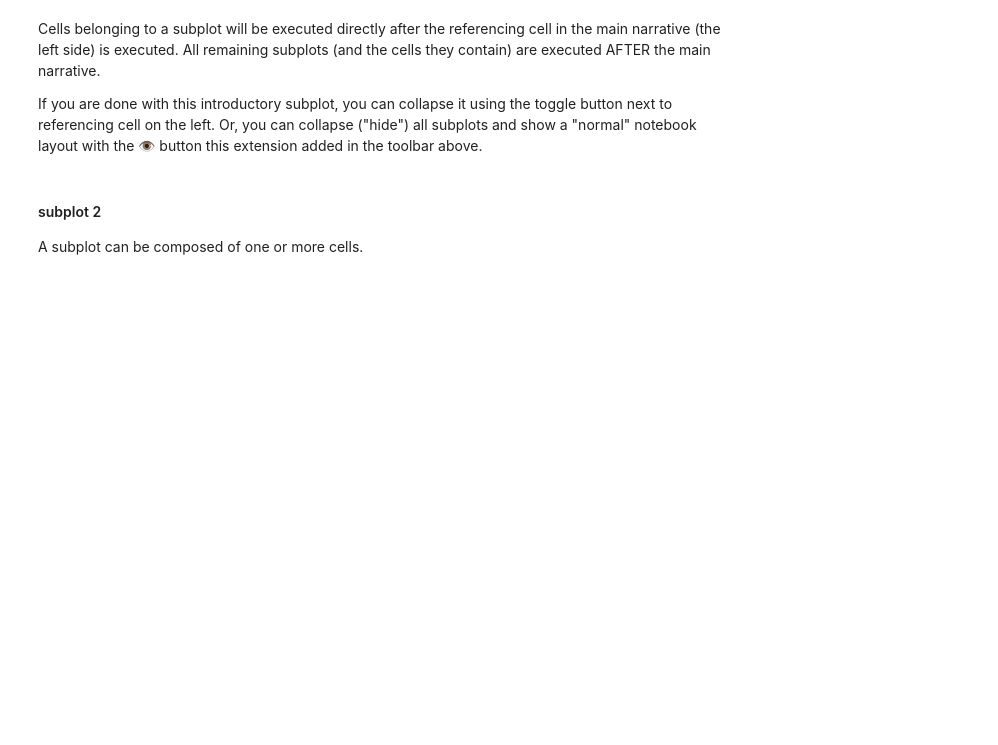
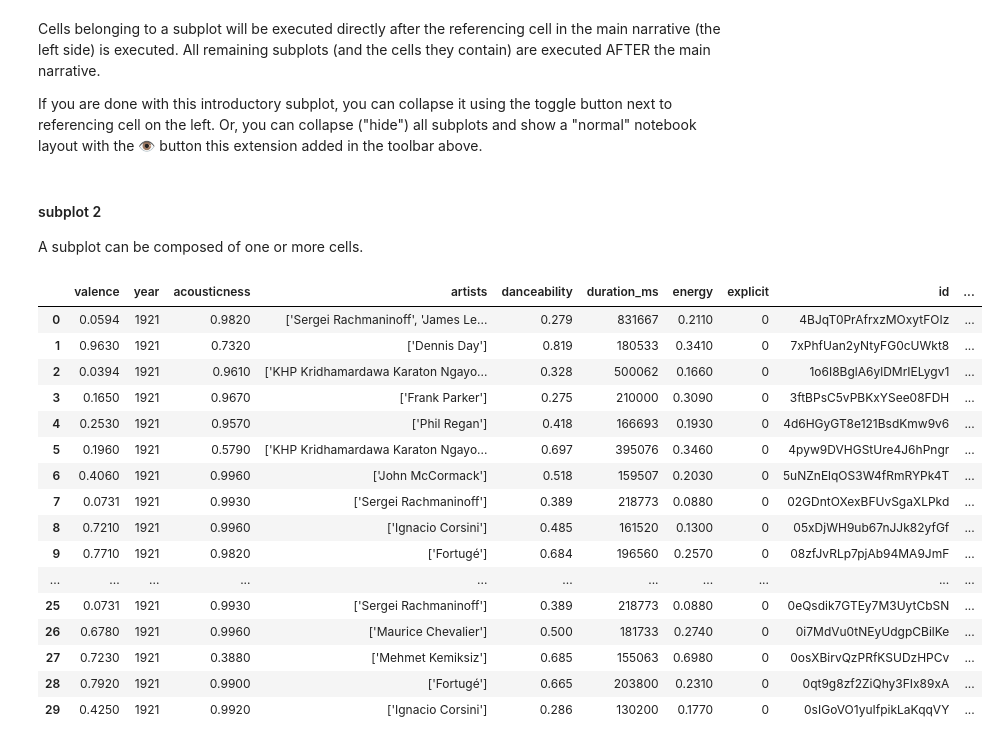
Before and after one commit to LuisKolb/sideline, a Jupyter notebook: demo/Open Me!.ipynb, the cells around one changed output. Drawn from its saved outputs; the diff is of its cells as text; code cells hidden in the pictures; blank space fills up the shorter version.

```diff
--- a/demo/Open Me!.ipynb
+++ b/demo/Open Me!.ipynb
@@ -28,0 +31,5 @@ Following are some tasks you can solve that demonstrate the use cases of subplot
+# %%
+import pandas as pd
+
+songs = pd.read_csv('spotify/data.csv')
+songs.info()
@@ -44,3 +73,23 @@ important_var = "my value was changed when subplot 2 was executed immediately af
 #try selecting me and press the "unpin" button in the toolbar above!
 # %%
 #all cells in this subplot will be inserted at the location of the reference cell
+# %%
+songs.head(30)
+# %% [output]
+|  | valence | year | acousticness | artists | danceability | duration_ms | energy | explicit | id | ... |
+| 0 | 0.0594 | 1921 | 0.9820 | ['Sergei Rachmaninoff', 'James Le... | 0.279 | 831667 | 0.2110 | 0 | 4BJqT0PrAfrxzMOxytFOIz | ... |
+| 1 | 0.9630 | 1921 | 0.7320 | ['Dennis Day'] | 0.819 | 180533 | 0.3410 | 0 | 7xPhfUan2yNtyFG0cUWkt8 | ... |
+| 2 | 0.0394 | 1921 | 0.9610 | ['KHP Kridhamardawa Karaton Ngayo... | 0.328 | 500062 | 0.1660 | 0 | 1o6I8BglA6ylDMrIELygv1 | ... |
+| 3 | 0.1650 | 1921 | 0.9670 | ['Frank Parker'] | 0.275 | 210000 | 0.3090 | 0 | 3ftBPsC5vPBKxYSee08FDH | ... |
+| 4 | 0.2530 | 1921 | 0.9570 | ['Phil Regan'] | 0.418 | 166693 | 0.1930 | 0 | 4d6HGyGT8e121BsdKmw9v6 | ... |
+| 5 | 0.1960 | 1921 | 0.5790 | ['KHP Kridhamardawa Karaton Ngayo... | 0.697 | 395076 | 0.3460 | 0 | 4pyw9DVHGStUre4J6hPngr | ... |
+| 6 | 0.4060 | 1921 | 0.9960 | ['John McCormack'] | 0.518 | 159507 | 0.2030 | 0 | 5uNZnElqOS3W4fRmRYPk4T | ... |
+| 7 | 0.0731 | 1921 | 0.9930 | ['Sergei Rachmaninoff'] | 0.389 | 218773 | 0.0880 | 0 | 02GDntOXexBFUvSgaXLPkd | ... |
+| 8 | 0.7210 | 1921 | 0.9960 | ['Ignacio Corsini'] | 0.485 | 161520 | 0.1300 | 0 | 05xDjWH9ub67nJJk82yfGf | ... |
+| 9 | 0.7710 | 1921 | 0.9820 | ['Fortugé'] | 0.684 | 196560 | 0.2570 | 0 | 08zfJvRLp7pjAb94MA9JmF | ... |
+| ... | ... | ... | ... | ... | ... | ... | ... | ... | ... | ... |
+| 25 | 0.0731 | 1921 | 0.9930 | ['Sergei Rachmaninoff'] | 0.389 | 218773 | 0.0880 | 0 | 0eQsdik7GTEy7M3UytCbSN | ... |
+| 26 | 0.6780 | 1921 | 0.9960 | ['Maurice Chevalier'] | 0.500 | 181733 | 0.2740 | 0 | 0i7MdVu0tNEyUdgpCBilKe | ... |
+| 27 | 0.7230 | 1921 | 0.3880 | ['Mehmet Kemiksiz'] | 0.685 | 155063 | 0.6980 | 0 | 0osXBirvQzPRfKSUDzHPCv | ... |
+| 28 | 0.7920 | 1921 | 0.9900 | ['Fortugé'] | 0.665 | 203800 | 0.2310 | 0 | 0qt9g8zf2ZiQhy3FIx89xA | ... |
+| 29 | 0.4250 | 1921 | 0.9920 | ['Ignacio Corsini'] | 0.286 | 130200 | 0.1770 | 0 | 0sIGoVO1yuIfpikLaKqqVY | ... |
```
Also changed, not shown: parts of 5 cells of this notebook, 5 other files.
